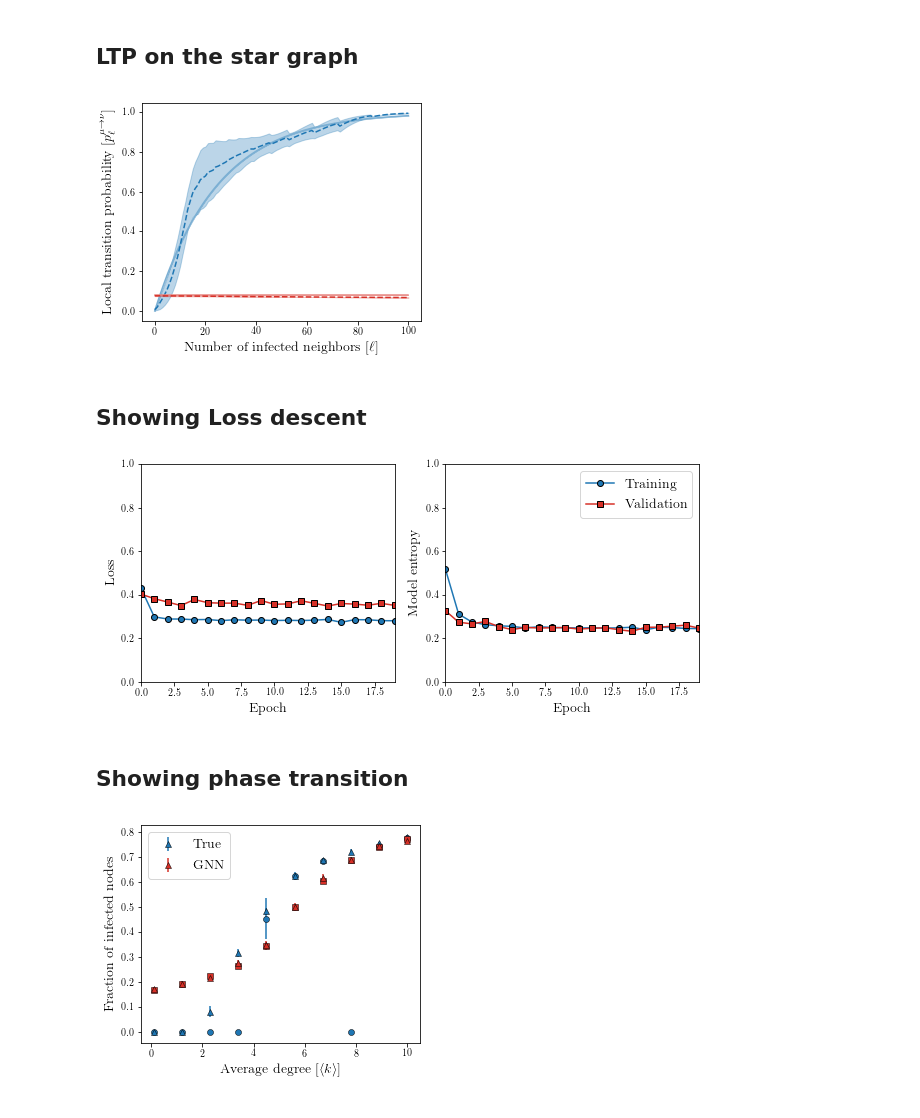
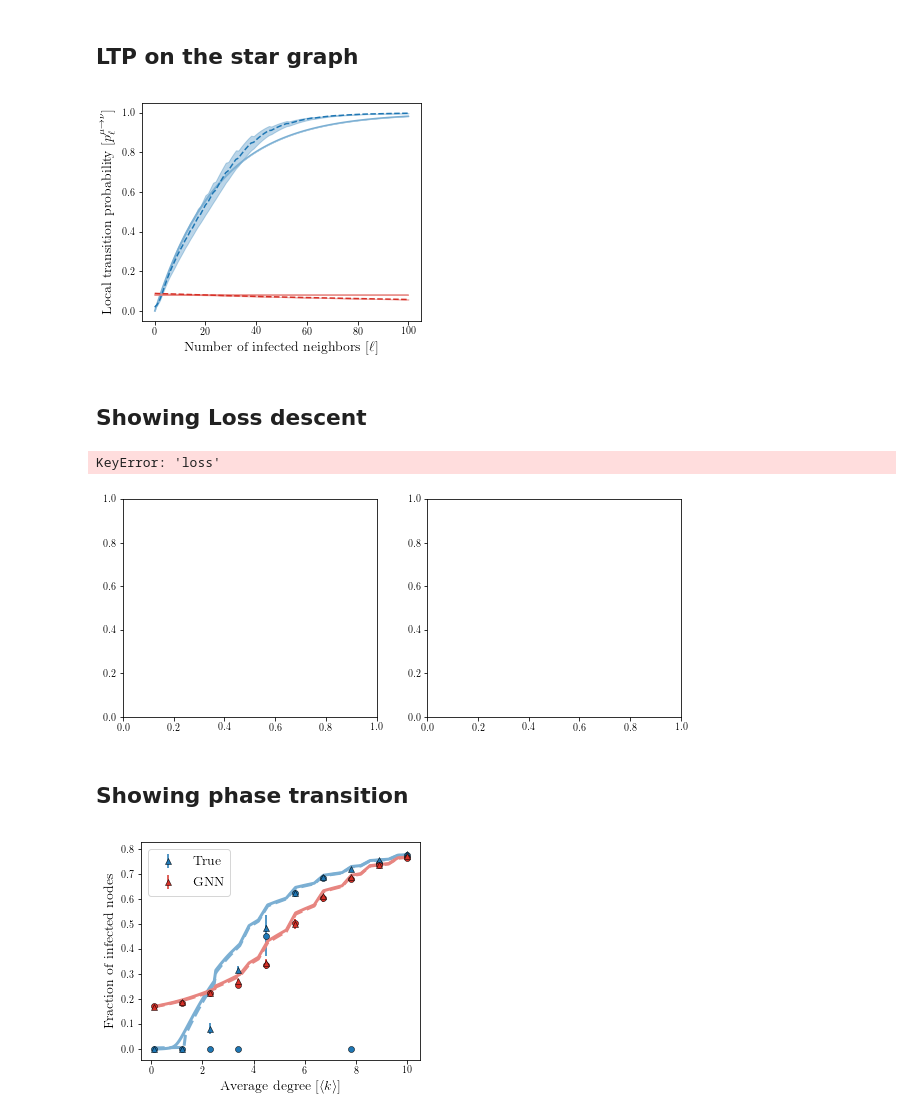
Before and after one commit to charlesmurphy1/dynalearn, a Jupyter notebook: notebooks/sis-ba-1000.ipynb, the cells around one changed output. Cells and saved outputs as stored; diff of their text form; code cells hidden in the pictures.

```diff
--- a/notebooks/sis-ba-1000.ipynb
+++ b/notebooks/sis-ba-1000.ipynb
@@ -78,13 +78,13 @@ param_dict = {
         "np_seed": 1,
     },
     "metrics": [
-#         "AttentionMetrics",
-#         "TrueLTPMetrics",
-#         "GNNLTPMetrics",
-#         "MLELTPMetrics",
-#         "TrueStarLTPMetrics",
-#         "GNNStarLTPMetrics",
-#         "StatisticsMetrics",
+        "AttentionMetrics",
+        "TrueLTPMetrics",
+        "GNNLTPMetrics",
+        "MLELTPMetrics",
+        "TrueStarLTPMetrics",
+        "GNNStarLTPMetrics",
+        "StatisticsMetrics",
         "PoissonEpidemicsMFMetrics",
         "PoissonEpidemicsSSMetrics",
     ],
@@ -120,7 +120,7 @@ else:
 # %% [markdown]
 ## Computing the metrics post training
 # %%
-overwrite = False
+overwrite = True
 if os.path.exists(os.path.join(experiment.path_to_dir, experiment.name, experiment.filename_metrics)) and not overwrite:
     experiment.load_metrics()
 else:
@@ -188,7 +191,7 @@ plt.xlabel(r"Number of infected neighbors $[\ell]$", fontsize=fontsize)
 plt.ylabel(r"Local transition probability $[p^{\mu\to\nu}_\ell]$", fontsize=fontsize)
 plt.show()
 # %% [output]
-[figure, old version]
+[figure, new version]
 # %% [markdown]
 ## Showing Loss descent
 # %%
@@ -242,54 +245,82 @@ ax[1].legend(fontsize=fontsize)
 
 plt.show()
 # %% [output]
+KeyError: 'loss'
-[figure, old version]
+[figure, new version]
 # %% [markdown]
 ## Showing phase transition
 # %%
-avgk = experiment.metrics["PoissonEpidemicsSSMetrics"].data["parameters"]
+sim_avgk = experiment.metrics["PoissonEpidemicsSSMetrics"].data["parameters"]
+mf_avgk = experiment.metrics["PoissonEpidemicsMFMetrics"].data["parameters"]
 low_avg_s = experiment.metrics["PoissonEpidemicsSSMetrics"].data["true_low_avg"]
 low_std_s = experiment.metrics["PoissonEpidemicsSSMetrics"].data["true_low_std"]
 high_avg_s = experiment.metrics["PoissonEpidemicsSSMetrics"].data["true_high_avg"]
 high_std_s = experiment.metrics["PoissonEpidemicsSSMetrics"].data["true_high_std"]
+low_mf = experiment.metrics["PoissonEpidemicsMFMetrics"].data["true_low_fp"]
+high_mf = experiment.metrics["PoissonEpidemicsMFMetrics"].data["true_high_fp"]
 
 
 fig, ax = plt.subplots(1, 1, figsize=(5, 4))
-ax.errorbar(avgk, 1 - low_avg_s[:,0], yerr=low_std_s[:,0],
+ax.errorbar(sim_avgk, 1 - low_avg_s[:,0], yerr=low_std_s[:,0],
             color=dl.utilities.color_dark["blue"],
             marker='o',
             markeredgewidth=0.5,
             markeredgecolor="k",
             linestyle='None')
-ax.errorbar(avgk, 1 - high_avg_s[:,0], yerr=high_std_s[:,0],
+ax.errorbar(sim_avgk, 1 - high_avg_s[:,0], yerr=high_std_s[:,0],
             color=dl.utilities.color_dark["blue"],
             marker='^',
             markeredgewidth=0.5,
             markeredgecolor="k",
             linestyle='None',
             label=r"True")
+ax.plot(mf_avgk, 1- low_mf[:,0],
+        color=dl.utilities.color_pale["blue"],
+        marker='None',
+        linewidth=3,
+        linestyle='--')
+ax.plot(mf_avgk, 1- high_mf[:,0],
+        color=dl.utilities.color_pale["blue"],
+        marker='None',
+        linewidth=3,
+        linestyle='-')
+
 
 low_avg_s = experiment.metrics["PoissonEpidemicsSSMetrics"].data["gnn_low_avg"]
 low_std_s = experiment.metrics["PoissonEpidemicsSSMetrics"].data["gnn_low_std"]
 high_avg_s = experiment.metrics["PoissonEpidemicsSSMetrics"].data["gnn_high_avg"]
 high_std_s = experiment.metrics["PoissonEpidemicsSSMetrics"].data["gnn_high_std"]
-ax.errorbar(avgk, 1 - low_avg_s[:,0], yerr=low_std_s[:,0],
+low_mf = experiment.metrics["PoissonEpidemicsMFMetrics"].data["gnn_low_fp"]
+high_mf = experiment.metrics["PoissonEpidemicsMFMetrics"].data["gnn_high_fp"]
+
+ax.errorbar(sim_avgk, 1 - low_avg_s[:,0], yerr=low_std_s[:,0],
             color=dl.utilities.color_dark["red"],
-            marker='s',
+            marker='o',
             markeredgewidth=0.5,
             markeredgecolor="k",
             linestyle='None')
-ax.errorbar(avgk, 1 - high_avg_s[:,0], yerr=high_std_s[:,0],
+ax.errorbar(sim_avgk, 1 - high_avg_s[:,0], yerr=high_std_s[:,0],
             color=dl.utilities.color_dark["red"],
             marker='^',
             markeredgewidth=0.5,
             markeredgecolor="k",
             linestyle='None',
             label=r"GNN")
+ax.plot(mf_avgk, 1- low_mf[:,0],
+        color=dl.utilities.color_pale["red"],
+        marker='None',
+        linewidth=3,
+        linestyle='--')
+ax.plot(mf_avgk, 1- high_mf[:,0],
+        color=dl.utilities.color_pale["red"],
+        marker='None',
+        linewidth=3,
+        linestyle='-')
 
 ax.set_xlabel(r"Average degree $[\langle k \rangle]$", fontsize=fontsize)
 ax.set_ylabel(r"Fraction of infected nodes", fontsize=fontsize)
 ax.legend(fontsize=fontsize)
 
 plt.show()
 # %% [output]
-[figure, old version]
+[figure, new version]
```
Also changed, not shown: parts of 4 cells of this notebook, 2 other files.
